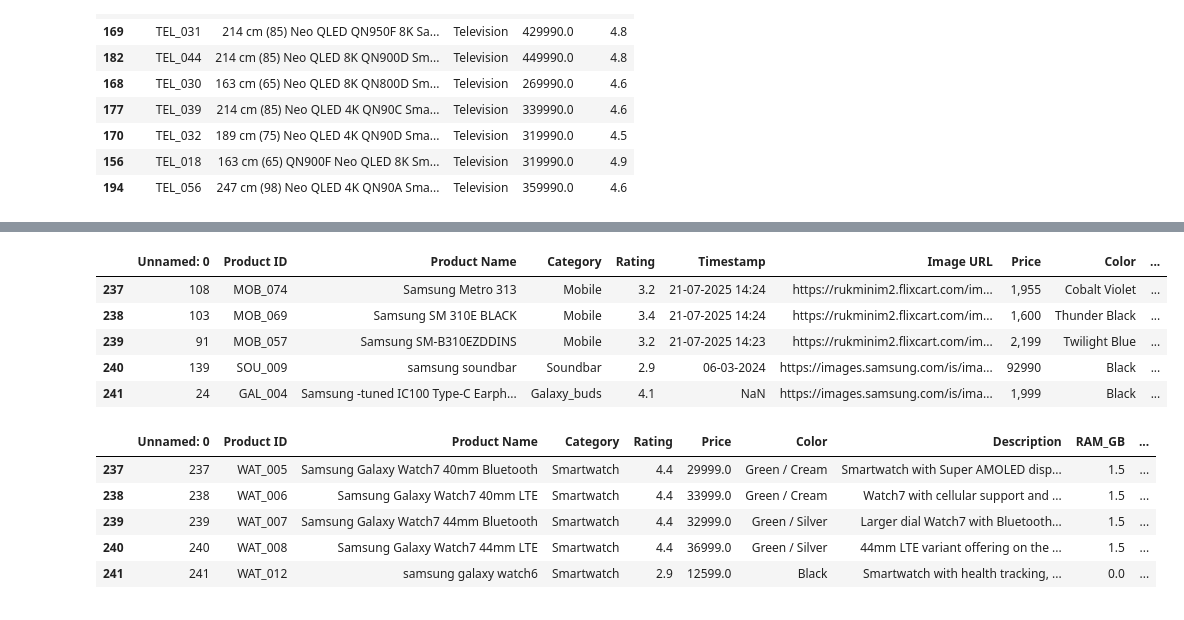
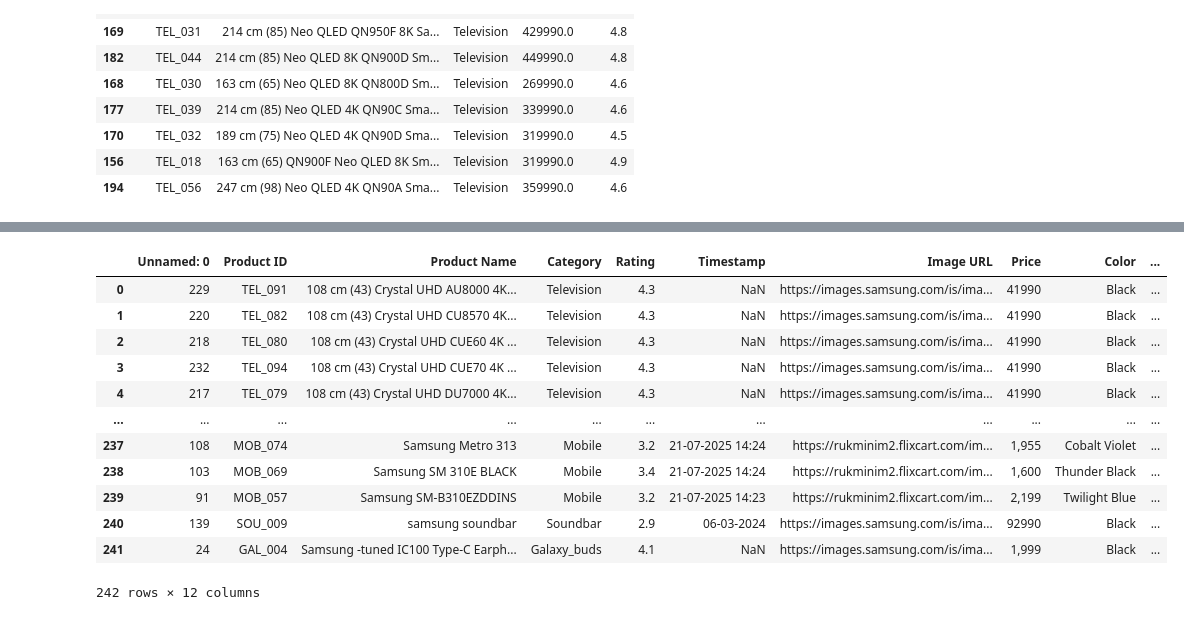
Before and after one commit to snehm-2005/SIC_CapstoneAIMLProject, a Jupyter notebook: SIC_Capstone.ipynb, the cells around one changed output, grey strips where cells are left out. Cells and saved outputs as stored; diff of their text form; code cells hidden in the pictures.

```diff
--- a/SIC_Capstone.ipynb
+++ b/SIC_Capstone.ipynb
@@ -414,11 +421,18 @@ df2.tail()
 # %%
 df3=pd.read_csv('Review_samsung _imagecorrect.csv')
 # %%
-df3.tail()
+df3
 # %% [output]
 |  | Unnamed: 0 | Product ID | Product Name | Category | Rating | Timestamp | Image URL | Price | Color | ... |
+| 0 | 229 | TEL_091 | 108 cm (43) Crystal UHD AU8000 4K... | Television | 4.3 | NaN | https://images.samsung.com/is/ima... | 41990 | Black | ... |
+| 1 | 220 | TEL_082 | 108 cm (43) Crystal UHD CU8570 4K... | Television | 4.3 | NaN | https://images.samsung.com/is/ima... | 41990 | Black | ... |
+| 2 | 218 | TEL_080 | 108 cm (43) Crystal UHD CUE60 4K ... | Television | 4.3 | NaN | https://images.samsung.com/is/ima... | 41990 | Black | ... |
+| 3 | 232 | TEL_094 | 108 cm (43) Crystal UHD CUE70 4K ... | Television | 4.3 | NaN | https://images.samsung.com/is/ima... | 41990 | Black | ... |
+| 4 | 217 | TEL_079 | 108 cm (43) Crystal UHD DU7000 4K... | Television | 4.3 | NaN | https://images.samsung.com/is/ima... | 41990 | Black | ... |
+| ... | ... | ... | ... | ... | ... | ... | ... | ... | ... | ... |
 | 237 | 108 | MOB_074 | Samsung Metro 313 | Mobile | 3.2 | 21-07-2025 14:24 | https://rukminim2.flixcart.com/im... | 1,955 | Cobalt Violet | ... |
 | 238 | 103 | MOB_069 | Samsung SM 310E BLACK | Mobile | 3.4 | 21-07-2025 14:24 | https://rukminim2.flixcart.com/im... | 1,600 | Thunder Black | ... |
 | 239 | 91 | MOB_057 | Samsung SM-B310EZDDINS | Mobile | 3.2 | 21-07-2025 14:23 | https://rukminim2.flixcart.com/im... | 2,199 | Twilight Blue | ... |
 | 240 | 139 | SOU_009 | samsung soundbar | Soundbar | 2.9 | 06-03-2024 | https://images.samsung.com/is/ima... | 92990 | Black | ... |
 | 241 | 24 | GAL_004 | Samsung -tuned IC100 Type-C Earph... | Galaxy_buds | 4.1 | NaN | https://images.samsung.com/is/ima... | 1,999 | Black | ... |
+242 rows × 12 columns
@@ -427,9 +438,0 @@ df2.drop(columns='Image URL',inplace=True)
-# %%
-df2.tail()
-# %% [output]
-|  | Unnamed: 0 | Product ID | Product Name | Category | Rating | Price | Color | Description | RAM_GB | ... |
-| 237 | 237 | WAT_005 | Samsung Galaxy Watch7 40mm Bluetooth | Smartwatch | 4.4 | 29999.0 | Green / Cream | Smartwatch with Super AMOLED disp... | 1.5 | ... |
-| 238 | 238 | WAT_006 | Samsung Galaxy Watch7 40mm LTE | Smartwatch | 4.4 | 33999.0 | Green / Cream | Watch7 with cellular support and ... | 1.5 | ... |
-| 239 | 239 | WAT_007 | Samsung Galaxy Watch7 44mm Bluetooth | Smartwatch | 4.4 | 32999.0 | Green / Silver | Larger dial Watch7 with Bluetooth... | 1.5 | ... |
-| 240 | 240 | WAT_008 | Samsung Galaxy Watch7 44mm LTE | Smartwatch | 4.4 | 36999.0 | Green / Silver | 44mm LTE variant offering on the ... | 1.5 | ... |
-| 241 | 241 | WAT_012 | samsung galaxy watch6 | Smartwatch | 2.9 | 12599.0 | Black | Smartwatch with health tracking, ... | 0.0 | ... |
```
Also changed, not shown: parts of 14 cells of this notebook, 1 other file.
